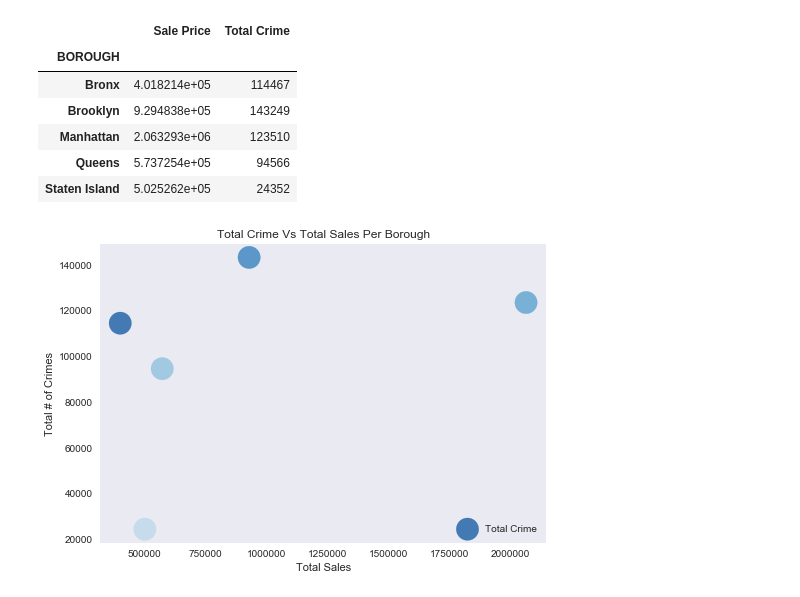
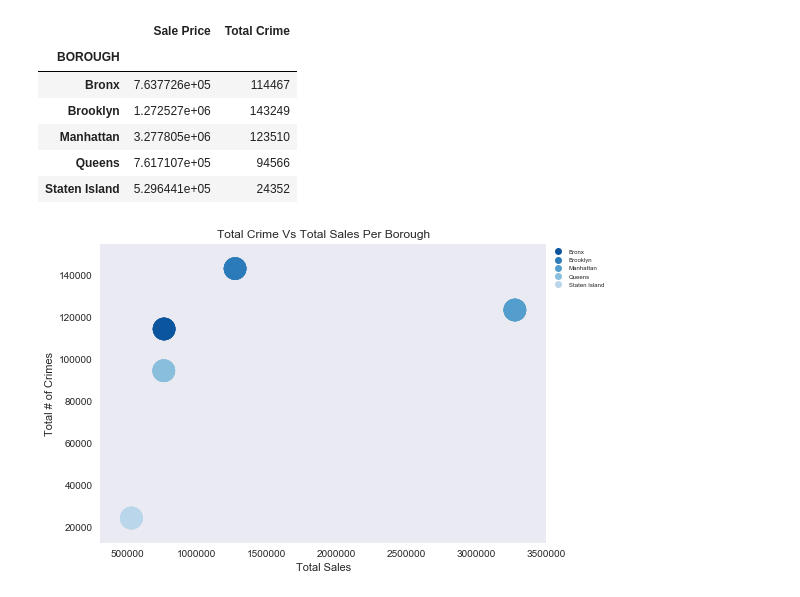
Before and after one commit to emilynassi/NYCHousingData, a Jupyter notebook: crime_data.ipynb, the cells around one changed output. Saved outputs shown, nothing was run; the diff lists cells and outputs as text; code cells hidden in the pictures.

```diff
--- a/crime_data.ipynb
+++ b/crime_data.ipynb
@@ -70,4 +59,5 @@ plt.show()
 # %%
+#Sales Data Dependencies
 #Read CSVs and Combine to One Dataframe
 file_one = "rollingsales_bronx.csv"
 file_two = "rollingsales_brooklyn.csv"
@@ -119,10 +109,3 @@ for row in sales_df['BUILDING CLASS']:
     else:
         # Append Other
         sale_type.append('Other')
-
-# Create a column from the list
-sales_df['sale_type'] = sale_type
-
-sales_df = sales_df[~sales_df['sale_type'].isin(['Other'])]
-
-sales_df.head()
@@ -142,4 +112,5 @@ sales_df.head()
 # %%
+
 sns.set_style("dark")
 
 average_price.index = average_price.index.str.title()
@@ -161,40 +132,40 @@ avg_price_crime_df
 # %% [output]
 |  | Sale Price | Total Crime |
 | BOROUGH |  |  |
-| Bronx | 4.018214e+05 | 114467 |
-| Brooklyn | 9.294838e+05 | 143249 |
-| Manhattan | 2.063293e+06 | 123510 |
-| Queens | 5.737254e+05 | 94566 |
-| Staten Island | 5.025262e+05 | 24352 |
+| Bronx | 7.637726e+05 | 114467 |
+| Brooklyn | 1.272527e+06 | 143249 |
+| Manhattan | 3.277805e+06 | 123510 |
+| Queens | 7.617107e+05 | 94566 |
+| Staten Island | 5.296441e+05 | 24352 |
 # %%
+#Crime vs Sales Scatter Plot
 x = avg_price_crime_df["Sale Price"]
 
 y = avg_price_crime_df["Total Crime"]
 
+blues = sns.color_palette("Blues_r")
 
 
-
-area = np.pi * (2000000 * np.random.rand(N))**2  # 0 to 15 point radii
-
-blues = sns.color_palette("Blues_r")
 plt.scatter(x, y, alpha=0.75, s=500, color=blues)
 plt.title("Total Crime Vs Total Sales Per Borough")
 plt.xlabel("Total Sales")
 plt.ylabel("Total # of Crimes")
-plt.legend(loc='lower right')
+
+handles = [matplotlib.lines.Line2D([],[], marker="o", color=c, linestyle="none") for c in blues]
+
+plt.legend(handles=handles, labels=list(avg_price_crime_df.index.values),
+           loc='upper left', prop={'size':6}, bbox_to_anchor=(1,1),ncol=1, numpoints=1)
+
+plt.gca().get_legend_handles_labels()[0]; [handle.set_markersize(10) for handle in handles]
+
+
+#plt.legend(loc='lower right')
 
 
 
 plt.savefig("avgprice_crime.png")
 
 
 plt.show()
-
-#print(average_price)
-
-#plt.figure(figsize=(10,6))
-#avg_price_crime_df.plot()
-#plt.scatter(x, y, color="#3182bd")
-#plt.title("Average Price Per Borough (2017)")
 # %% [output]
-[figure, old version]
+[figure, new version]
```
Also changed, not shown: parts of 6 cells of this notebook, 6 other files.
